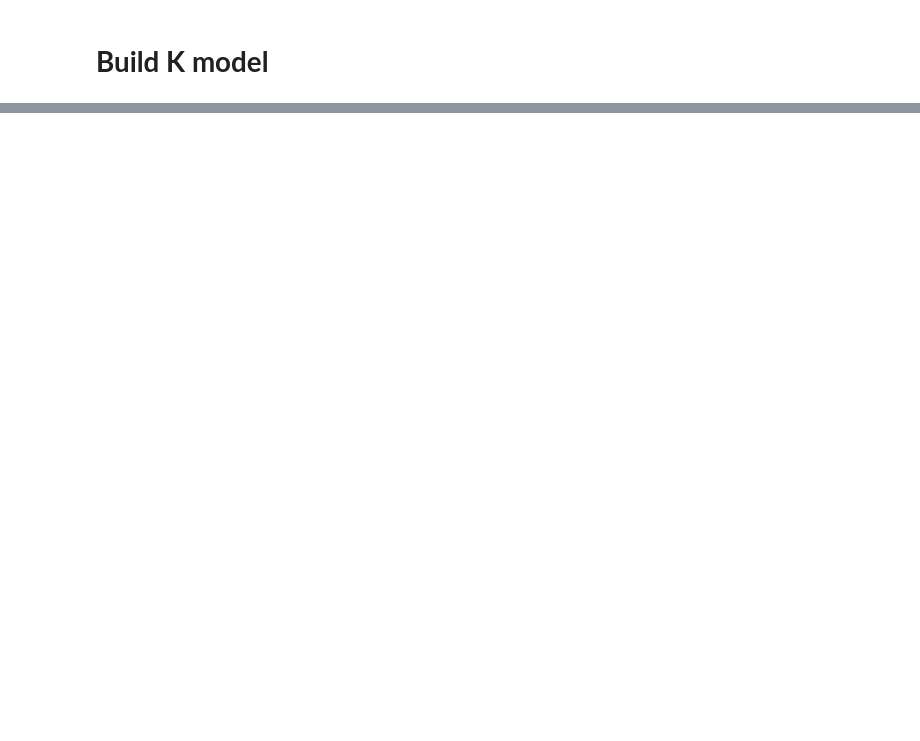
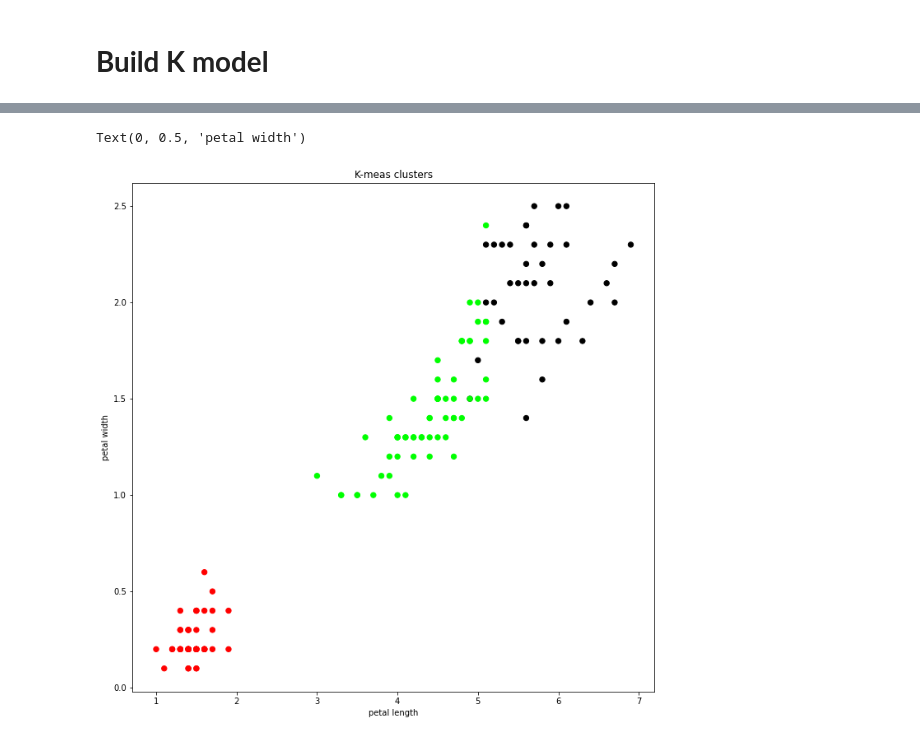
Before and after one commit to HareeshVutla/Deeplearning, a Jupyter notebook: Iris_Kmeans_clustering.ipynb, the cells around one changed output, grey strips where cells are left out. Drawn from its saved outputs; the diff is of its cells as text; code cells hidden in the pictures; blank space fills up the shorter version.

```diff
--- a/Iris_Kmeans_clustering.ipynb
+++ b/Iris_Kmeans_clustering.ipynb
@@ -40,0 +75,10 @@ model = KMeans()
+# %%
+plt.figure(figsize=(25,25))
+plt.subplot(2,2,2)
+plt.scatter(X.petal_length, X.petal_width, c =colormap[model.labels_], s=40)
+plt.title('K-meas clusters')
+plt.xlabel('petal length')
+plt.ylabel('petal width')
+# %% [output]
+Text(0, 0.5, 'petal width')
+[figure, added]
```
Also changed, not shown: parts of 11 cells of this notebook.
